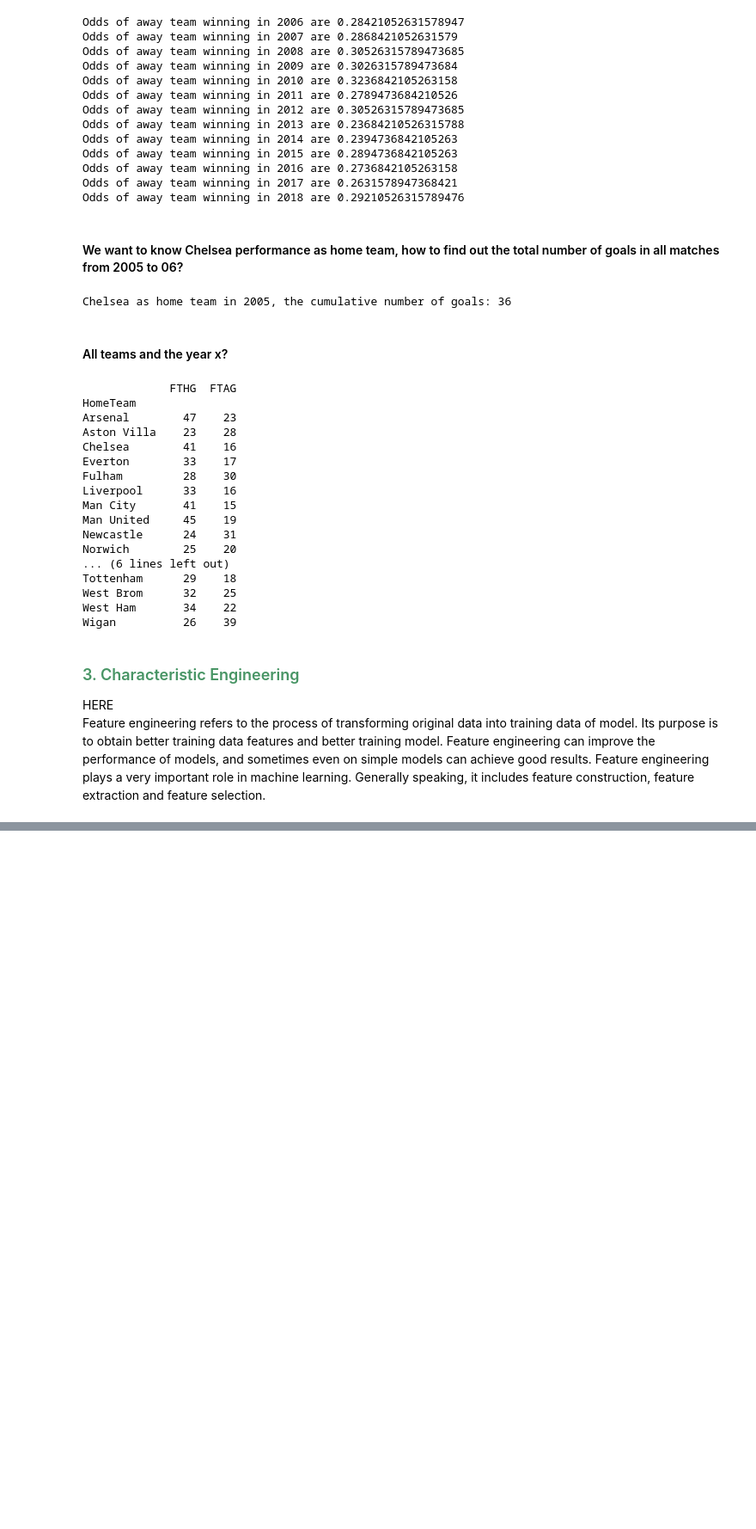
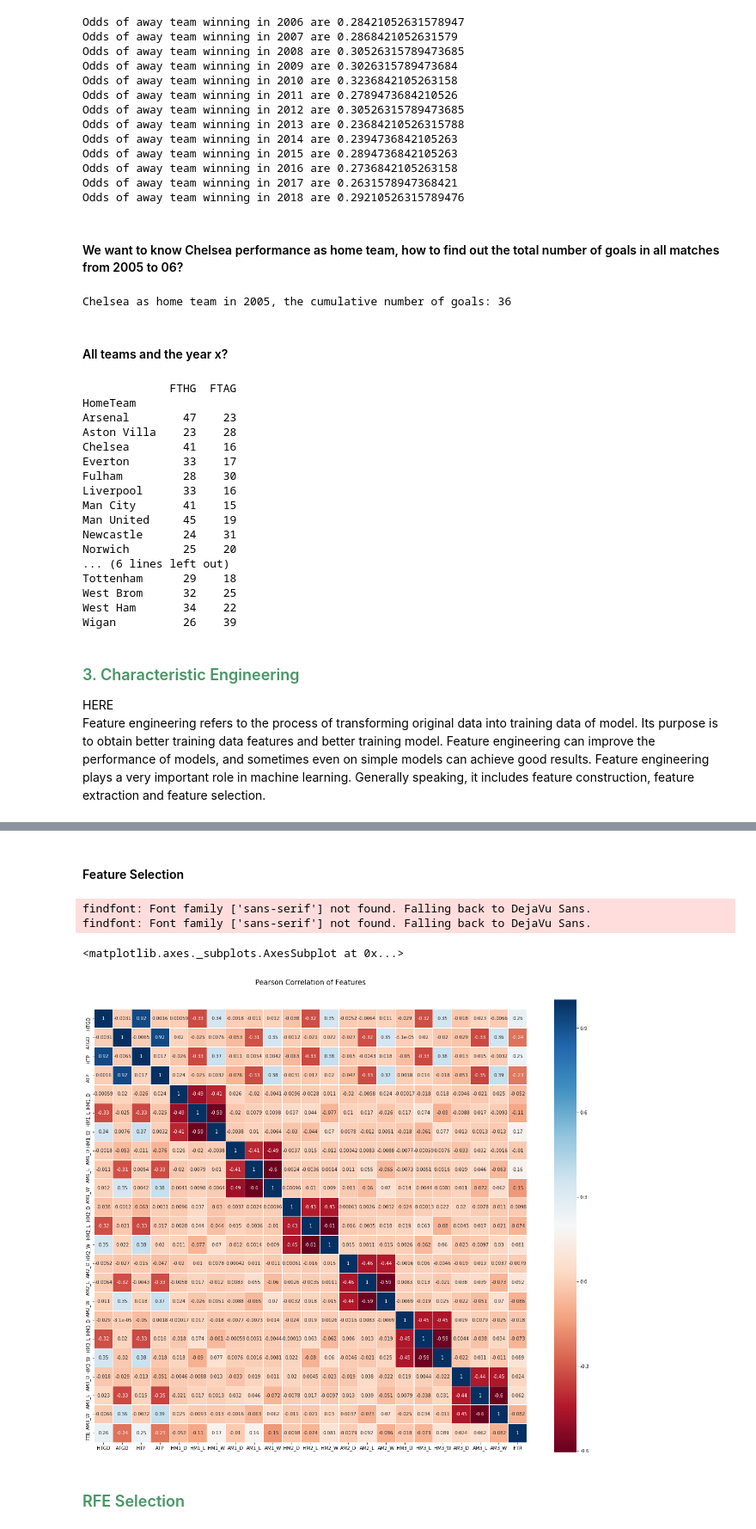
Before and after one commit to GRaviSS/Deep-Learning, a Jupyter notebook: First_Programing.ipynb, the cells around one changed output, grey strips where cells are left out. Shown at 86% size. Cells and saved outputs as stored; diff of their text form; code cells hidden in the pictures; blank space fills up the shorter version.

```diff
--- a/First_Programing.ipynb
+++ b/First_Programing.ipynb
@@ -805,0 +947,3 @@ playing_statistics[1].tail()
+# %%
+for i in range(len(playing_statistics)):
+    playing_statistics[i] = get_mw(playing_statistics[i])
@@ -805,0 +1073,5 @@ playing_statistics[1].tail()
+# %%
+from sklearn.preprocessing import scale
+cols = [['HTGD','ATGD','HTP','ATP']]
+for col in cols:
+    X_all[col] = scale(X_all[col])
@@ -805,0 +1091,17 @@ playing_statistics[1].tail()
+# %%
+
+X_all.HM1 = X_all.HM1.astype('str')
+X_all.HM2 = X_all.HM2.astype('str')
+X_all.HM3 = X_all.HM3.astype('str')
+X_all.AM1 = X_all.AM1.astype('str')
+X_all.AM2 = X_all.AM2.astype('str')
+X_all.AM3 = X_all.AM3.astype('str')
+
+def preprocess_features(X):
+    '''Converts discrete type features to dumb coding features'''
+    output = pd.DataFrame(index = X.index)
+    for col, col_data in X.iteritems():
+        if col_data.dtype == object:
+            col_data = pd.get_dummies(col_data, prefix = col)
+        output = output.join(col_data)
+    return output
@@ -805,0 +1110,3 @@ playing_statistics[1].tail()
+# %%
+X_all = preprocess_features(X_all)
+print("Processed feature columns ({} total features):\n{}".format(len(X_all.columns), list(X_all.columns)))
@@ -805,0 +1128,26 @@ playing_statistics[1].tail()
+# %% [markdown]
+#### Feature Selection
+# %%
+import matplotlib.pyplot as plt
+import seaborn as sns
+# Preventing errors in Chinese
+plt.rcParams['font.sans-serif']=['SimHei']
+plt.rcParams['axes.unicode_minus']=False
+# Making Pearson Thermograph
+# Mapping labels to 0 and 1
+y_all=y_all.map({'NH':0,'H':1})
+# Merge feature sets and labels
+train_data=pd.concat([X_all,y_all],axis=1)
+colormap = plt.cm.RdBu
+plt.figure(figsize=(21,18))
+plt.title('Pearson Correlation of Features', y=1.05, size=15)
+sns.heatmap(train_data.astype(float).corr(),linewidths=0.1,vmax=1.0,
+            square=True, cmap=colormap, linecolor='white', annot=True)
+# %% [output]
+findfont: Font family ['sans-serif'] not found. Falling back to DejaVu Sans.
+findfont: Font family ['sans-serif'] not found. Falling back to DejaVu Sans.
+<matplotlib.axes._subplots.AxesSubplot at 0x...>
+[figure, added]
+# %% [markdown]
+
+<h4 style="color:#489565;font-size:18px">RFE Selection</h4>
```
Also changed, not shown: parts of 53 cells of this notebook.
